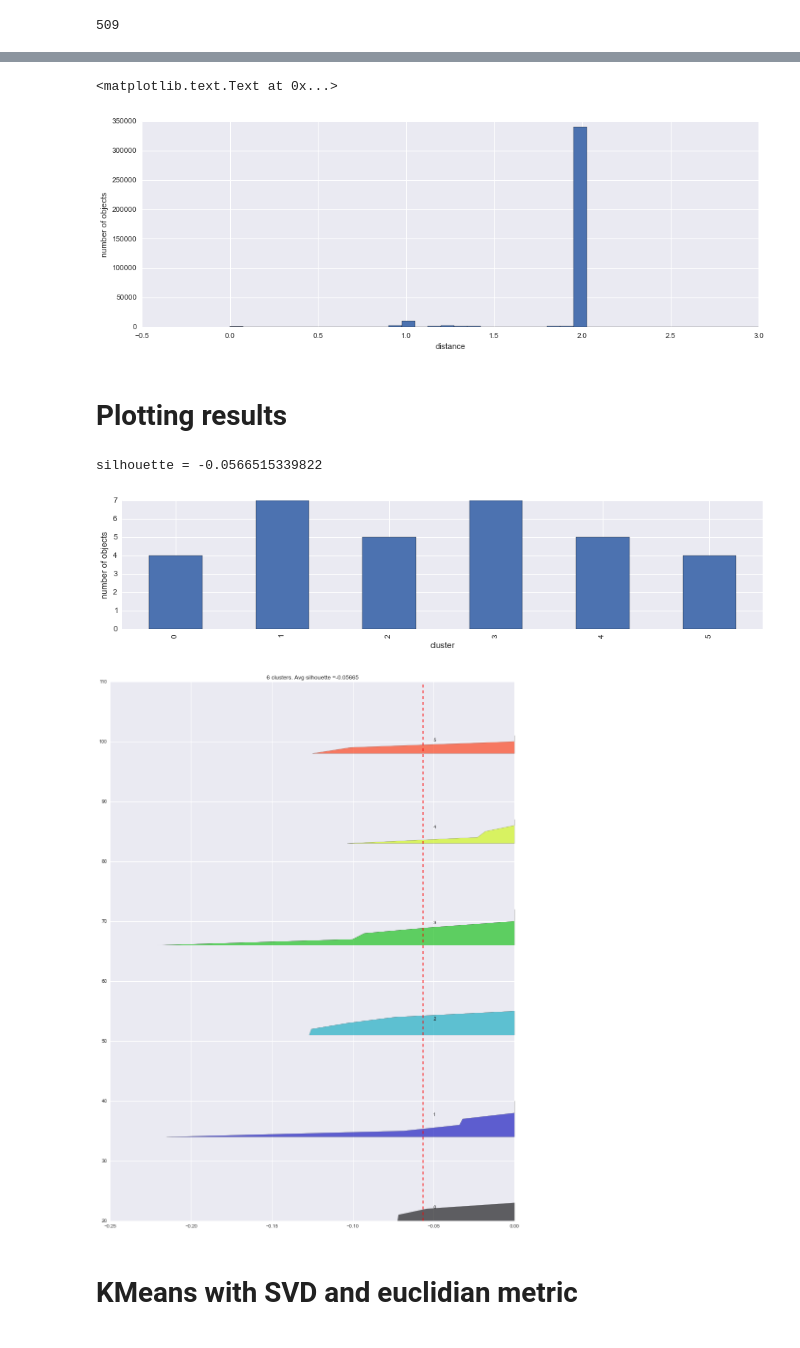
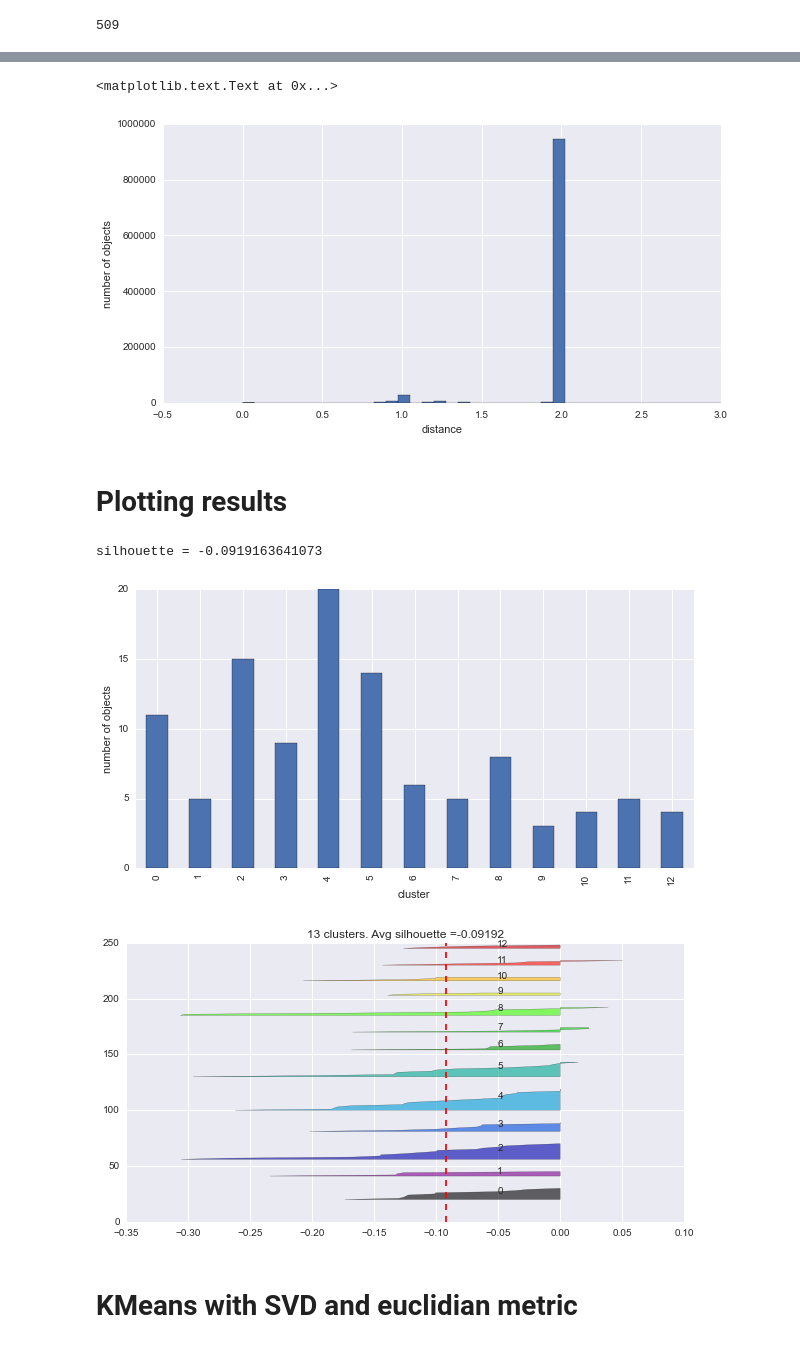
Before and after one commit to shayakhmetov/rank_corr_clustering, a Jupyter notebook: main.ipynb, the cells around one changed output, grey strips where cells are left out. Cells and saved outputs as stored; diff of their text form; code cells hidden in the pictures.

```diff
--- a/main.ipynb
+++ b/main.ipynb
@@ -12,7 +12,7 @@ import pylab as pl
 import seaborn as sns
 
 %matplotlib inline
-pl.rcParams['figure.figsize'] = 15, 5
+pl.rcParams['figure.figsize'] = 10, 5
 pd.__version__, sklearn.__version__, np.__version__
 # %% [output]
 ('0.17.1', '0.17', '1.10.4')
@@ -139,13 +141,13 @@ pl.xlabel('distance')
 pl.ylabel('number of objects')
 # %% [output]
 <matplotlib.text.Text at 0x...>
-[figure, old version]
+[figure, new version]
 # %% [markdown]
 # Plotting results
 # %%
 def plot_silhouettes(silhouette_values, labels):
     clusters = np.unique(labels)
-    pl.figure(figsize=(15, 20))
+    pl.figure()
     pl.title(str(clusters.shape[0]) + ' clusters. Avg silhouette =' + ('%.5f' % silhouette_values.mean()))
     y_lower = 20
     for i in clusters:
@@ -161,19 +163,19 @@ def plot_silhouettes(silhouette_values, labels):
 # %%
 remove_noise = True
 clustering = DBSCAN(metric='precomputed', eps=0.7, min_samples=4)
 labels = clustering.fit_predict(distance_matrix)
 if remove_noise:
     labels = labels[labels >= 0]
-pd.Series(labels).value_counts().sort_index().plot(kind='bar', figsize=(15, 3))
+pd.Series(labels).value_counts().sort_index().plot(kind='bar')
 pl.xlabel('cluster')
 pl.ylabel('number of objects')
 silhouette_values = sklearn.metrics.silhouette_samples(distance_matrix, labels, metric='precomputed')
 print('silhouette =', silhouette_values.mean())
 plot_silhouettes(silhouette_values, labels)
 # %% [output]
-silhouette = -0.0566515339822
+silhouette = -0.0919163641073
-[figure, old version]
+[figure, new version]
-[figure, old version]
+[figure, new version]
 # %% [markdown]
 # KMeans with SVD and euclidian metric
 # %%
```
Also changed, not shown: parts of 7 cells of this notebook.
